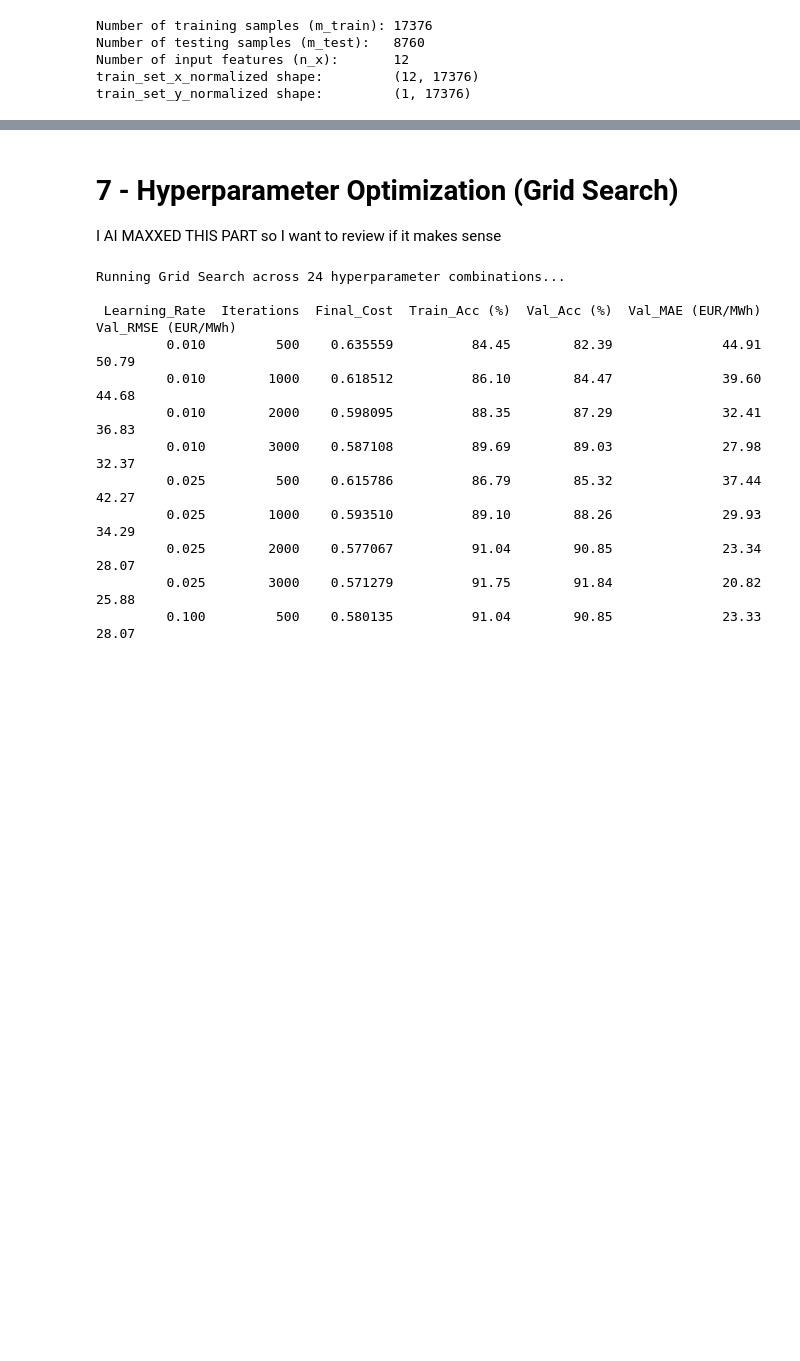
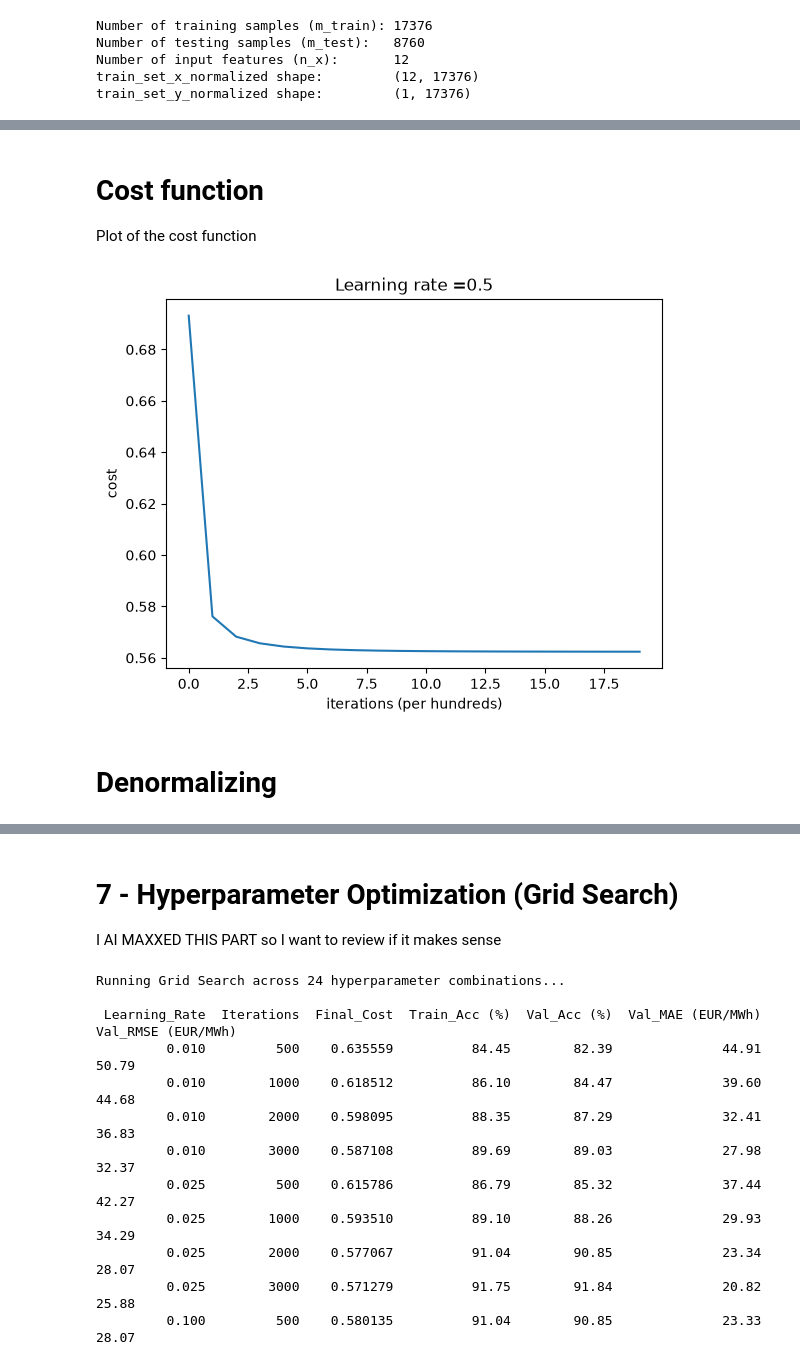
Before and after one commit to arrosdelsenyoret/ElectricityForecastingKTHProMJ2507, a Jupyter notebook: 02_Logistic_regression.ipynb, the cells around one changed output, grey strips where cells are left out. Cells and saved outputs as stored; diff of their text form; code cells hidden in the pictures; blank space fills up the shorter version.

Commit message:
Update 02_Logistic_regression.ipynb
I adapted the code to the tutorial way of writing. Still need to revise step 7 for hyperparameter optimization

```diff
--- a/02_Logistic_regression.ipynb
+++ b/02_Logistic_regression.ipynb
@@ -90,11 +87,14 @@ We define the sigmoid activation function $\sigma(z) = \frac{1}{1 + e^{-z}}$ to
 # %%
 def sigmoid(z):
-    """Computes the logistic sigmoid activation for any scalar or numpy array z."""
-    return 1.0 / (1.0 + np.exp(-z))
+
+    s = 1/(1 + np.exp(-z))
+
+    return s
 
 def init_params(n_features):
-    """Initializes the weight vector w of shape (n_features, 1) and scalar bias b to zeros."""
+
     w = np.zeros((n_features, 1))
     b = 0.0
+
     return w, b
 # %% [markdown]
@@ -126,6 +126,5 @@ The `optimize()` function iteratively updates $w$ and $b$ along the negative gra
 # %%
 def optimize(w, b, X, Y, num_iterations=2000, learning_rate=0.5, print_cost=False):
-    """Runs batch gradient descent to learn optimal weights w and bias b."""
     costs = []
 
     for i in range(num_iterations):
@@ -138,12 +137,8 @@ def optimize(w, b, X, Y, num_iterations=2000, learning_rate=0.5, print_cost=Fals
         if i % 100 == 0:
             costs.append(cost)
             if print_cost:
-                print(f"Iteration {i:4d} | Cost: {cost:.6f}")
+                print ("Cost after iteration %i: %f" %(i, cost))
 
     params = {"w": w, "b": b}
+
     return params, grads, costs
-
-def predict_continuous(w, b, X):
-    """Generates normalized continuous predictions in the (0, 1) range."""
-    w = w.reshape(X.shape[0], 1)
-    return sigmoid(np.dot(w.T, X) + b)
@@ -150 +148,15 @@ def predict_continuous(w, b, X):
+# %%
+def predict (w, b, X):
+
+    m = X.shape[1]
+    Y_prediction = np.zeros((1,m))
+    w = w.reshape(X.shape[0], 1) #We ensure that W has the correct dimensions (nx, 1) (number of features, number of neurons)
+
+    z = np.dot(w.T, X) + b
+    A = sigmoid(z)
+
+    for i in range(A.shape[1]):
+        Y_prediction[0,i] = A[0,i]
+
+    return Y_prediction
 # %% [markdown]
@@ -252,0 +193,2 @@ plt.show()
+# %%
+logistic_regression_model = model(train_set_x_normalized, train_set_y_normalized, test_set_x_normalized, test_set_y_normalized, num_iterations = 2000, learning_rate = 0.5, print_cost = True)
@@ -252,0 +213,14 @@ plt.show()
+# %% [markdown]
+# Cost function
+Plot of the cost function
+# %%
+costs = np.squeeze(logistic_regression_model['costs'])
+plt.plot(costs)
+plt.ylabel('cost')
+plt.xlabel('iterations (per hundreds)') #the reason of this way of plotting is the way we defined optimize function (Only stores a value for cost every 100 iterations)
+plt.title("Learning rate =" + str(logistic_regression_model["learning_rate"]))
+plt.show()
+# %% [output]
+[figure, added]
+# %% [markdown]
+# Denormalizing
```
Also changed, not shown: parts of 18 cells of this notebook.
